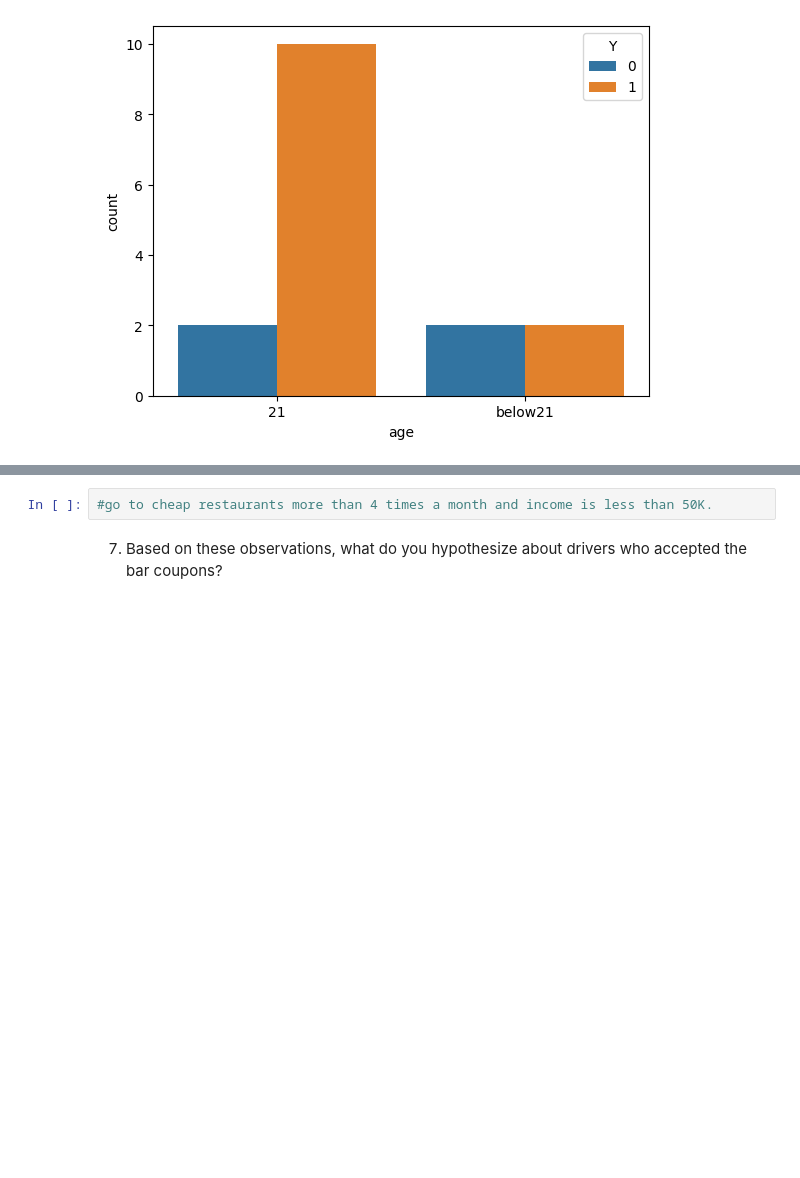
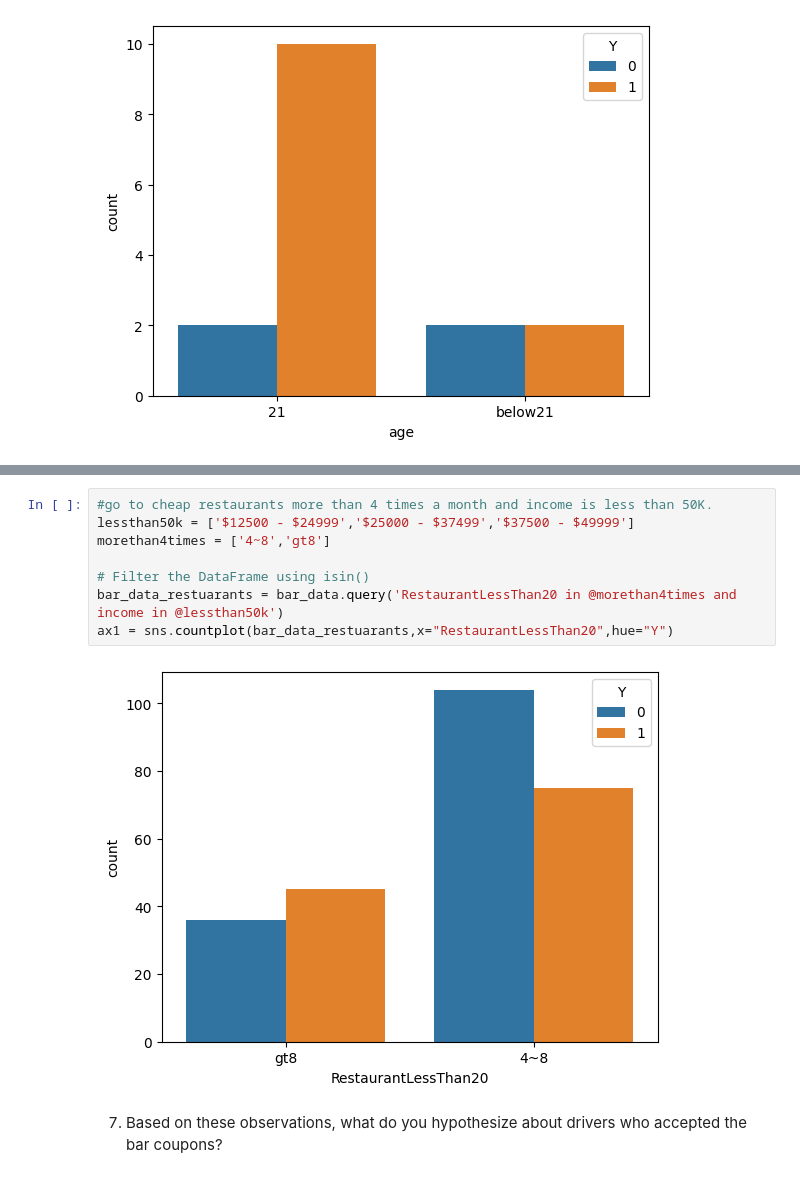
Before and after one commit to rosaisatbase/Berkeley, a Jupyter notebook: prompt.ipynb, the cells around one changed output, grey strips where cells are left out. Saved outputs shown, nothing was run; the diff lists cells and outputs as text; blank space fills up the shorter version.

```diff
--- a/prompt.ipynb
+++ b/prompt.ipynb
@@ -327,5 +355,13 @@ ax1 = sns.countplot(bar_acceptance,x="age",hue="Y")
 # %%
 #go to cheap restaurants more than 4 times a month and income is less than 50K.
+lessthan50k = ['$12500 - $24999','$25000 - $37499','$37500 - $49999']
+morethan4times = ['4~8','gt8']
+
+# Filter the DataFrame using isin()
+bar_data_restuarants = bar_data.query('RestaurantLessThan20 in @morethan4times and income in @lessthan50k')
+ax1 = sns.countplot(bar_data_restuarants,x="RestaurantLessThan20",hue="Y")
+# %% [output]
+[figure, added]
 # %% [markdown]
 7.  Based on these observations, what do you hypothesize about drivers who accepted the bar coupons?
 # %% [markdown]
```
Also changed, not shown: parts of 9 cells of this notebook.
